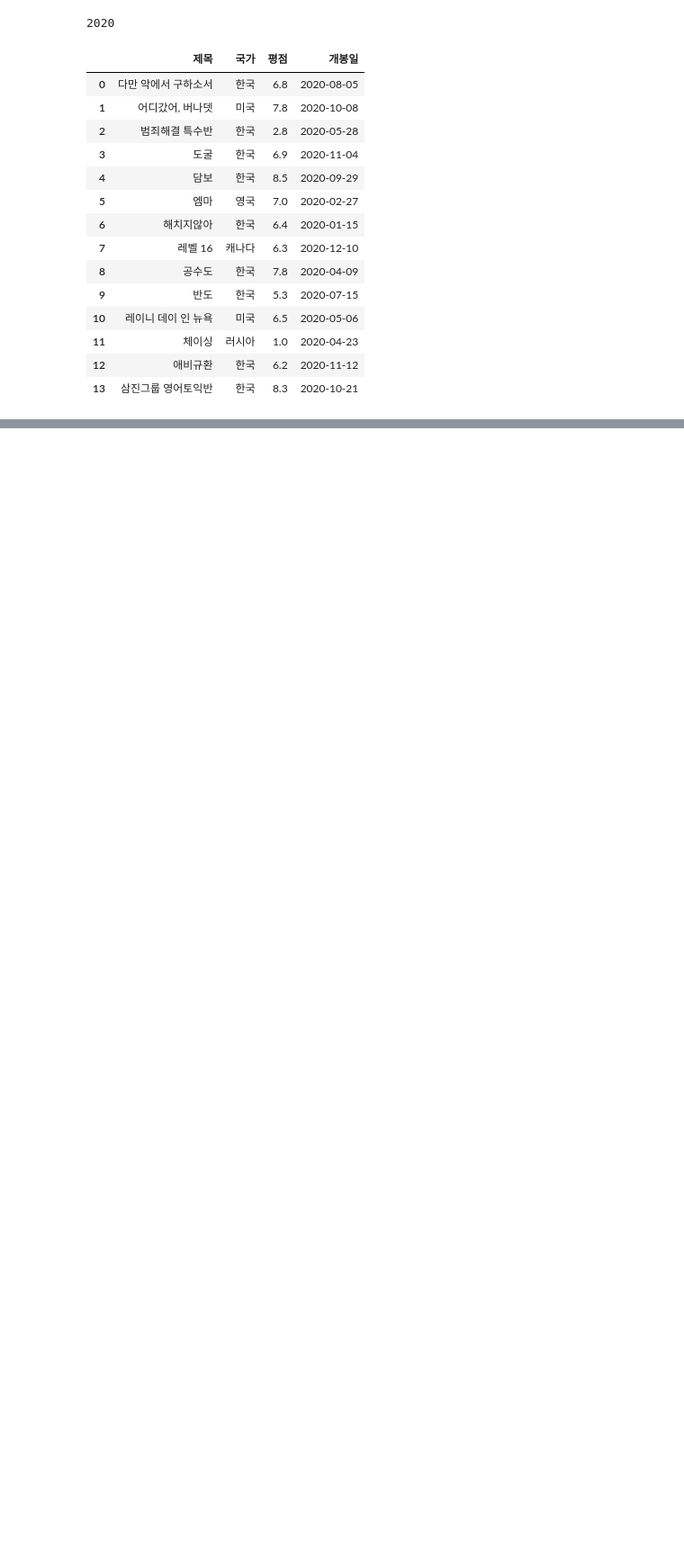
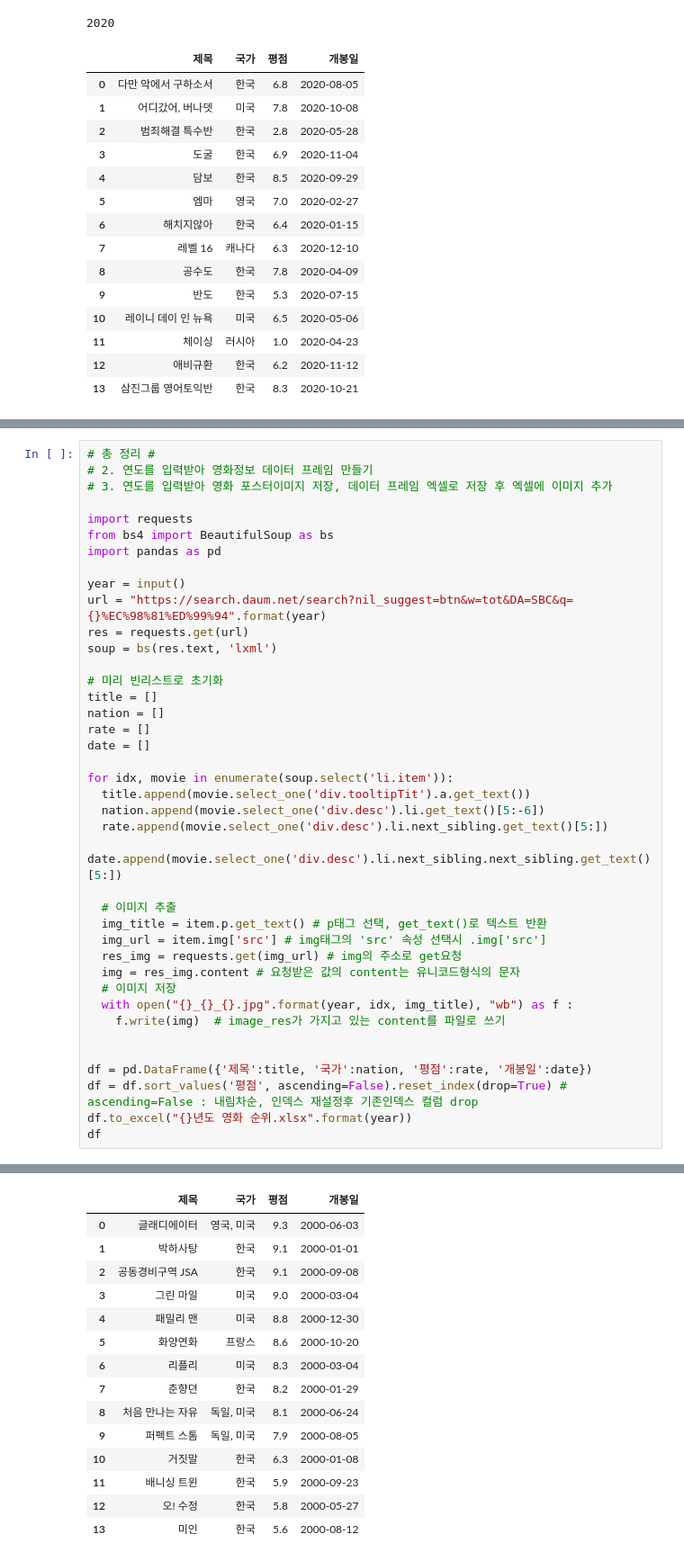
Before and after one commit to kiyong21c/nadocoding, a Jupyter notebook: 20220105_crawling_movie_imgsave+dataframe.ipynb, the cells around one changed output, grey strips where cells are left out. Shown at 90% size. Cells and saved outputs as stored; diff of their text form; blank space fills up the shorter version.

```diff
--- a/20220105_crawling_movie_imgsave+dataframe.ipynb
+++ b/20220105_crawling_movie_imgsave+dataframe.ipynb
@@ -233,0 +260,41 @@ df
+# %%
+# 총 정리 #
+# 2. 연도를 입력받아 영화정보 데이터 프레임 만들기
+# 3. 연도를 입력받아 영화 포스터이미지 저장, 데이터 프레임 엑셀로 저장 후 엑셀에 이미지 추가
+
+import requests
+from bs4 import BeautifulSoup as bs
+import pandas as pd
+
+year = input()
+url = "https://search.daum.net/search?nil_suggest=btn&w=tot&DA=SBC&q={}%EC%98%81%ED%99%94".format(year)
+res = requests.get(url)
+soup = bs(res.text, 'lxml')
+
+# 미리 빈리스트로 초기화
+title = []
+nation = []
+rate = []
+date = []
+
+for idx, movie in enumerate(soup.select('li.item')):
+  title.append(movie.select_one('div.tooltipTit').a.get_text())
+  nation.append(movie.select_one('div.desc').li.get_text()[5:-6])
+  rate.append(movie.select_one('div.desc').li.next_sibling.get_text()[5:])
+  date.append(movie.select_one('div.desc').li.next_sibling.next_sibling.get_text()[5:])
+
+  # 이미지 추출
+  img_title = item.p.get_text() # p태그 선택, get_text()로 텍스트 반환
+  img_url = item.img['src'] # img태그의 'src' 속성 선택시 .img['src']
+  res_img = requests.get(img_url) # img의 주소로 get요청
+  img = res_img.content # 요청받은 값의 content는 유니코드형식의 문자
+  # 이미지 저장
+  with open("{}_{}_{}.jpg".format(year, idx, img_title), "wb") as f :
+    f.write(img)  # image_res가 가지고 있는 content를 파일로 쓰기
+
+
+df = pd.DataFrame({'제목':title, '국가':nation, '평점':rate, '개봉일':date})
+df = df.sort_values('평점', ascending=False).reset_index(drop=True) # ascending=False : 내림차순, 인덱스 재설정후 기존인덱스 컬럼 drop
+df.to_excel("{}년도 영화 순위.xlsx".format(year))
+df
+# %% [output]
@@ -233,0 +302,15 @@ df
+|  | 제목 | 국가 | 평점 | 개봉일 |
+| 0 | 글래디에이터 | 영국, 미국 | 9.3 | 2000-06-03 |
+| 1 | 박하사탕 | 한국 | 9.1 | 2000-01-01 |
+| 2 | 공동경비구역 JSA | 한국 | 9.1 | 2000-09-08 |
+| 3 | 그린 마일 | 미국 | 9.0 | 2000-03-04 |
+| 4 | 패밀리 맨 | 미국 | 8.8 | 2000-12-30 |
+| 5 | 화양연화 | 프랑스 | 8.6 | 2000-10-20 |
+| 6 | 리플리 | 미국 | 8.3 | 2000-03-04 |
+| 7 | 춘향뎐 | 한국 | 8.2 | 2000-01-29 |
+| 8 | 처음 만나는 자유 | 독일, 미국 | 8.1 | 2000-06-24 |
+| 9 | 퍼펙트 스톰 | 독일, 미국 | 7.9 | 2000-08-05 |
+| 10 | 거짓말 | 한국 | 6.3 | 2000-01-08 |
+| 11 | 배니싱 트윈 | 한국 | 5.9 | 2000-09-23 |
+| 12 | 오! 수정 | 한국 | 5.8 | 2000-05-27 |
+| 13 | 미인 | 한국 | 5.6 | 2000-08-12 |
```
Also changed, not shown: parts of 5 cells of this notebook.
